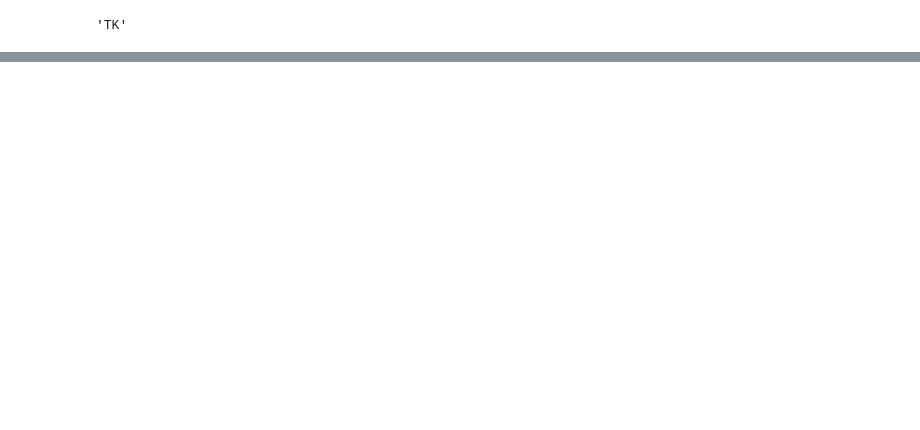
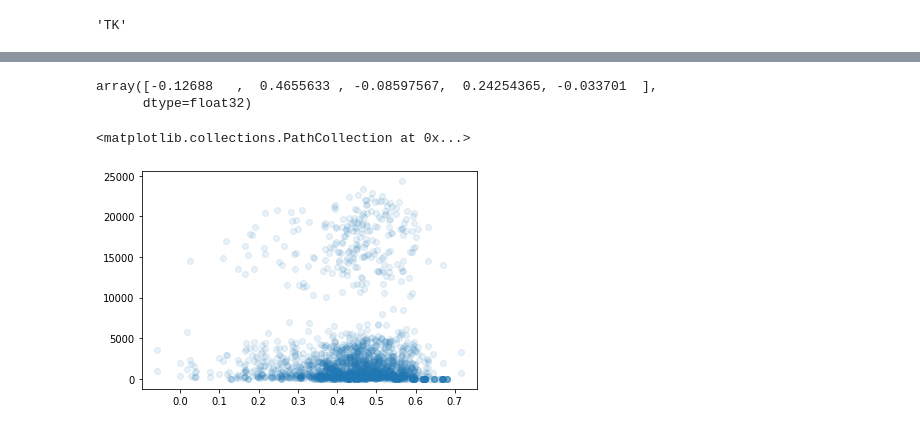
Before and after one commit to itdxer/marleyspoon-task, a Jupyter notebook: notebooks/Train-simple-model-on-independent-entities.ipynb, the cells around one changed output, grey strips where cells are left out. Saved outputs shown, nothing was run; the diff lists cells and outputs as text; code cells hidden in the pictures; blank space fills up the shorter version.

```diff
--- a/notebooks/Train-simple-model-on-independent-entities.ipynb
+++ b/notebooks/Train-simple-model-on-independent-entities.ipynb
@@ -592,7 +593,7 @@ for desc in tqdm(df_train.recipe_name):
 from nltk.tokenize import sent_tokenize, word_tokenize
 
 vectors_desc_val = []
-for desc in tqdm(df_validation.recipe_name):
+for desc in tqdm(df_validation.recipe_name_clean.str.strip().str.lower()):
     if not pd.isnull(desc):
         tokens = word_tokenize(desc)
         vectors = [embeddings_dict[t] for t in tokens if t in embeddings_dict]
@@ -644,0 +662,34 @@ array([ 1.1494028e+01,  9.8167858e+00, -2.1821133e+01,  6.3550143e+00,
+# %%
+def make_vector(desc):
+    if not pd.isnull(desc):
+        tokens = word_tokenize(desc)
+        vectors = [embeddings_dict[t] for t in tokens if t in embeddings_dict]
+        if len(vectors) == 0:
+            vector = np.zeros(200)
+        else:
+            vector = sum(vectors) / len(vectors)
+    else:
+        vector = np.zeros(200)
+    return vector
+
+make_vector("chilli and paper")[:5]
+# %% [output]
+array([-0.12688   ,  0.4655633 , -0.08597567,  0.24254365, -0.033701  ],
+      dtype=float32)
+# %%
+uniquenesses = []
+all_sales = []
+for (product_type, year_week), data in tqdm(df_train.groupby(["product_type", "year_week"])):
+#     print(product_type, year_week)
+    vectors = np.vstack(data.recipe_name_clean.apply(make_vector).values)
+    vectors /= np.linalg.norm(vectors, axis=1).reshape(-1, 1)
+    similarities = vectors.dot(vectors.T)
+    uniqueness = np.percentile(similarities, [20], axis=1)[0]
+
+    uniquenesses.append(uniqueness)
+    all_sales.append(data.sales.values)
+# %%
+plt.scatter(np.concatenate(uniquenesses), np.concatenate(all_sales), alpha=0.1)
+# %% [output]
+<matplotlib.collections.PathCollection at 0x...>
+[figure, added]
```
Also changed, not shown: parts of 20 cells of this notebook, 5 other files.
